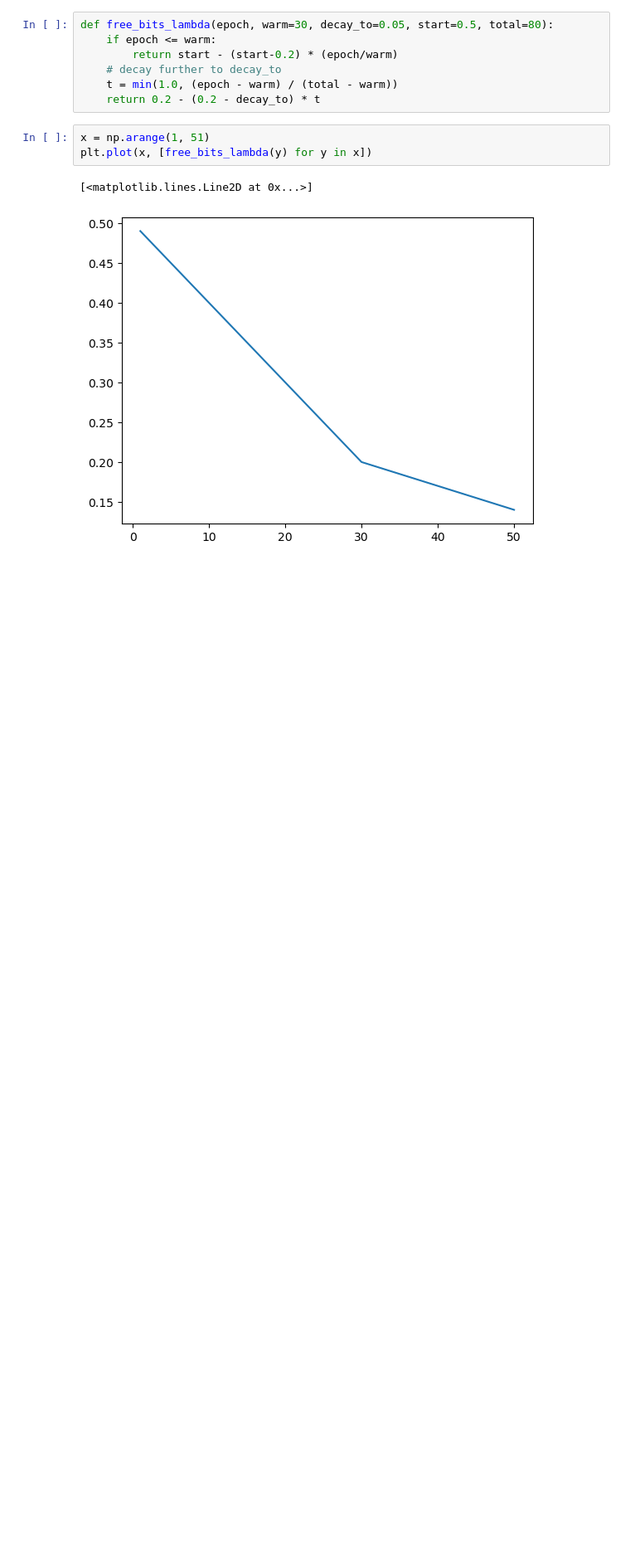
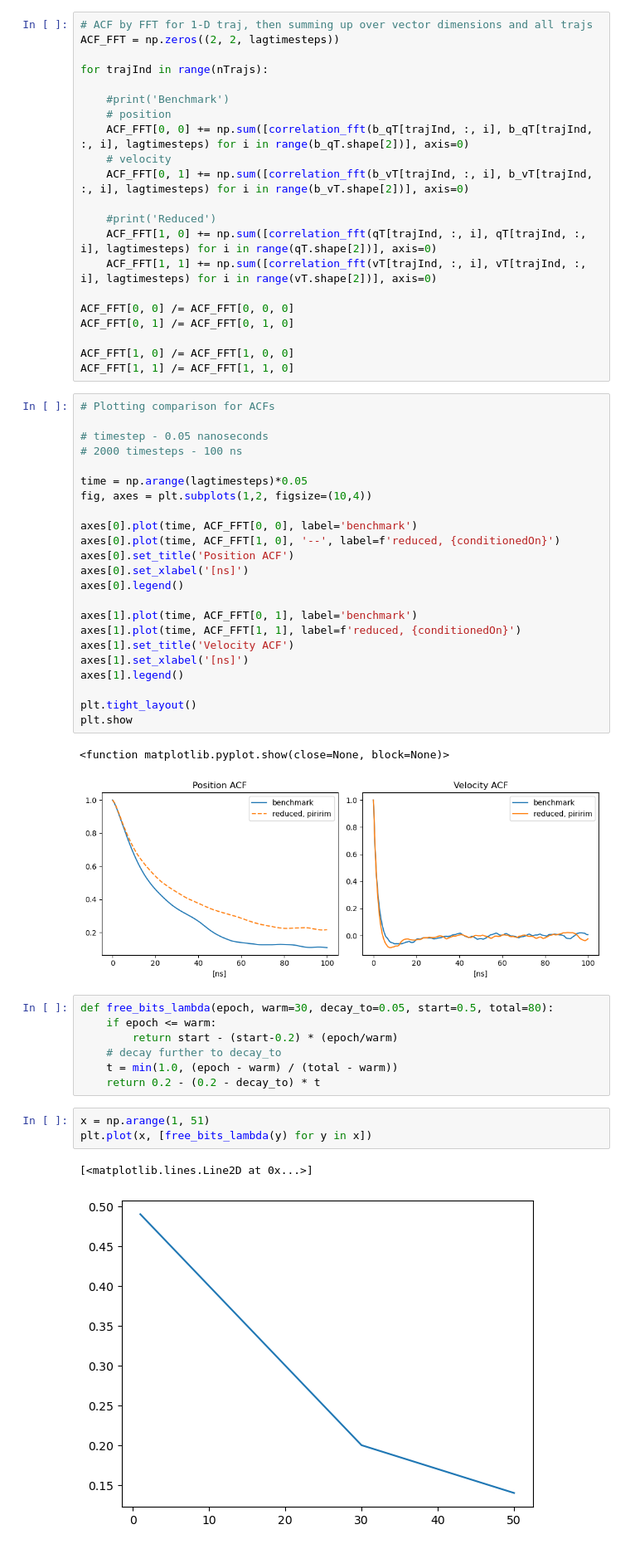
Before and after one commit to maojrs/deepRD, a Jupyter notebook: notebooks/stochasticClosureCVAE/newCvae/sketch.ipynb, the cells around one changed output. Shown: that part at 83% size. Saved outputs shown, nothing was run; the diff lists cells and outputs as text; blank space fills up the shorter version.

```diff
--- a/notebooks/stochasticClosureCVAE/newCvae/sketch.ipynb
+++ b/notebooks/stochasticClosureCVAE/newCvae/sketch.ipynb
@@ -4,3 +245,50 @@ import numpy as np
+# %%
+# ACF by FFT for 1-D traj, then summing up over vector dimensions and all trajs
+ACF_FFT = np.zeros((2, 2, lagtimesteps))
+
+for trajInd in range(nTrajs):
+
+    #print('Benchmark')
+    # position
+    ACF_FFT[0, 0] += np.sum([correlation_fft(b_qT[trajInd, :, i], b_qT[trajInd, :, i], lagtimesteps) for i in range(b_qT.shape[2])], axis=0)
+    # velocity
+    ACF_FFT[0, 1] += np.sum([correlation_fft(b_vT[trajInd, :, i], b_vT[trajInd, :, i], lagtimesteps) for i in range(b_vT.shape[2])], axis=0)
+
+    #print('Reduced')
+    ACF_FFT[1, 0] += np.sum([correlation_fft(qT[trajInd, :, i], qT[trajInd, :, i], lagtimesteps) for i in range(qT.shape[2])], axis=0)
+    ACF_FFT[1, 1] += np.sum([correlation_fft(vT[trajInd, :, i], vT[trajInd, :, i], lagtimesteps) for i in range(vT.shape[2])], axis=0)
+
+ACF_FFT[0, 0] /= ACF_FFT[0, 0, 0]
+ACF_FFT[0, 1] /= ACF_FFT[0, 1, 0]
+
+ACF_FFT[1, 0] /= ACF_FFT[1, 0, 0]
+ACF_FFT[1, 1] /= ACF_FFT[1, 1, 0]
+# %%
+# Plotting comparison for ACFs
+
+# timestep - 0.05 nanoseconds
+# 2000 timesteps - 100 ns
+
+time = np.arange(lagtimesteps)*0.05
+fig, axes = plt.subplots(1,2, figsize=(10,4))
+
+axes[0].plot(time, ACF_FFT[0, 0], label='benchmark')
+axes[0].plot(time, ACF_FFT[1, 0], '--', label=f'reduced, {conditionedOn}')
+axes[0].set_title('Position ACF')
+axes[0].set_xlabel('[ns]')
+axes[0].legend()
+
+axes[1].plot(time, ACF_FFT[0, 1], label='benchmark')
+axes[1].plot(time, ACF_FFT[1, 1], label=f'reduced, {conditionedOn}')
+axes[1].set_title('Velocity ACF')
+axes[1].set_xlabel('[ns]')
+axes[1].legend()
+
+plt.tight_layout()
+plt.show
+# %% [output]
+<function matplotlib.pyplot.show(close=None, block=None)>
+[figure, added]
 # %%
 def free_bits_lambda(epoch, warm=30, decay_to=0.05, start=0.5, total=80):
     if epoch <= warm:
```
Also changed, not shown: parts of 12 cells of this notebook, 22 other files.
